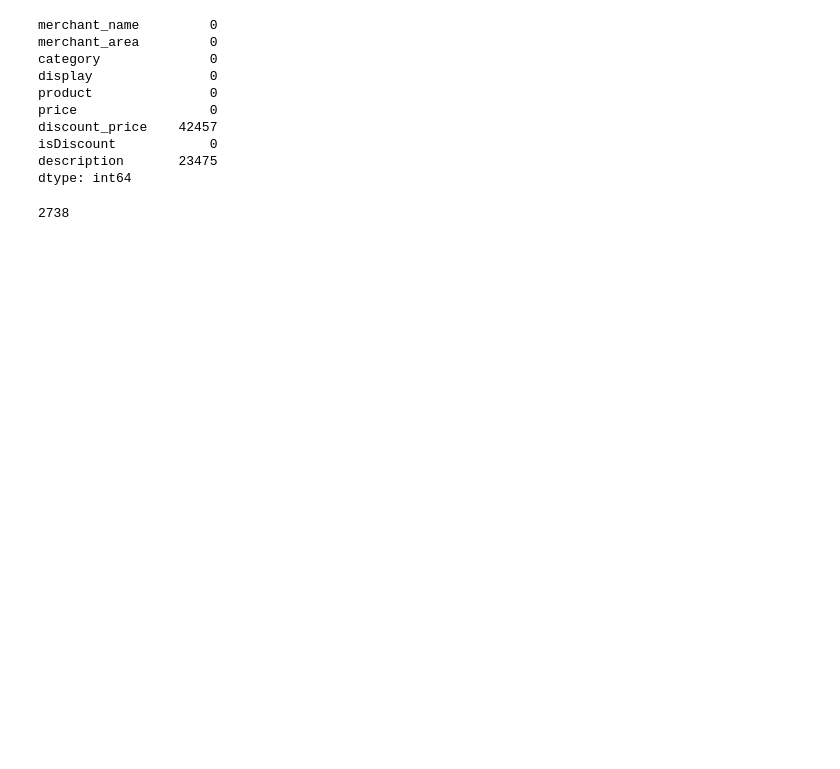
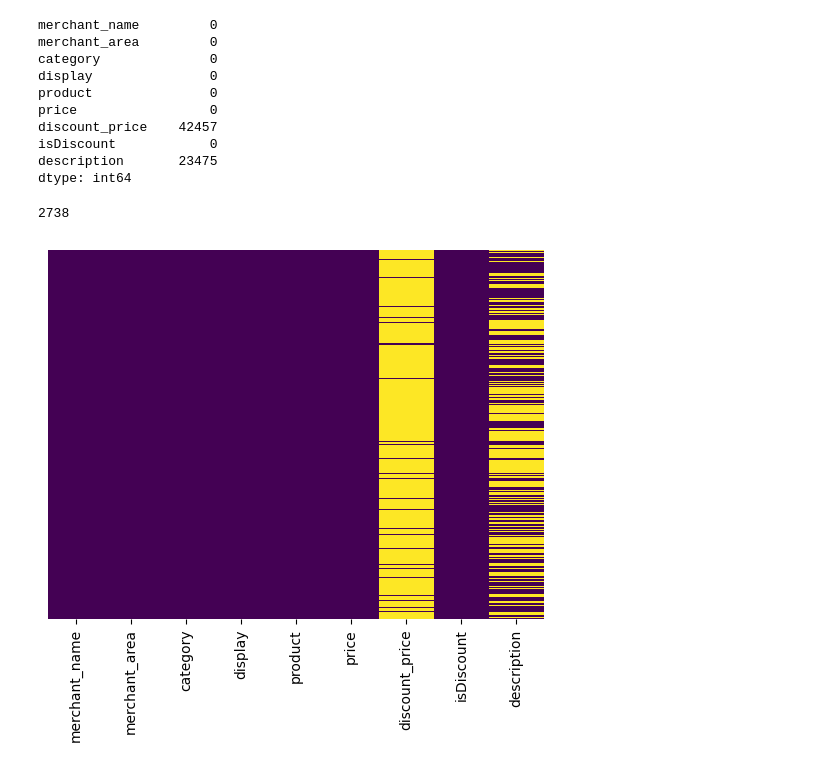
Before and after one commit to Edy-Mochamad/Analysis-Product-Revenue, a Jupyter notebook: produklist.ipynb, the cells around one changed output. Saved outputs shown, nothing was run; the diff lists cells and outputs as text; code cells hidden in the pictures; blank space fills up the shorter version.

Commit message:
look at data missing use visualization

```diff
--- a/produklist.ipynb
+++ b/produklist.ipynb
@@ -91,3 +117,7 @@ dtype: int64
 dataset.discount_price.value_counts().sum()
 # %% [output]
 2738
+# %%
+sns.heatmap(dataset.isnull(), yticklabels = False, cbar = False, cmap = "viridis");
+# %% [output]
+[figure, added]
```
Also changed, not shown: parts of 3 cells of this notebook.
